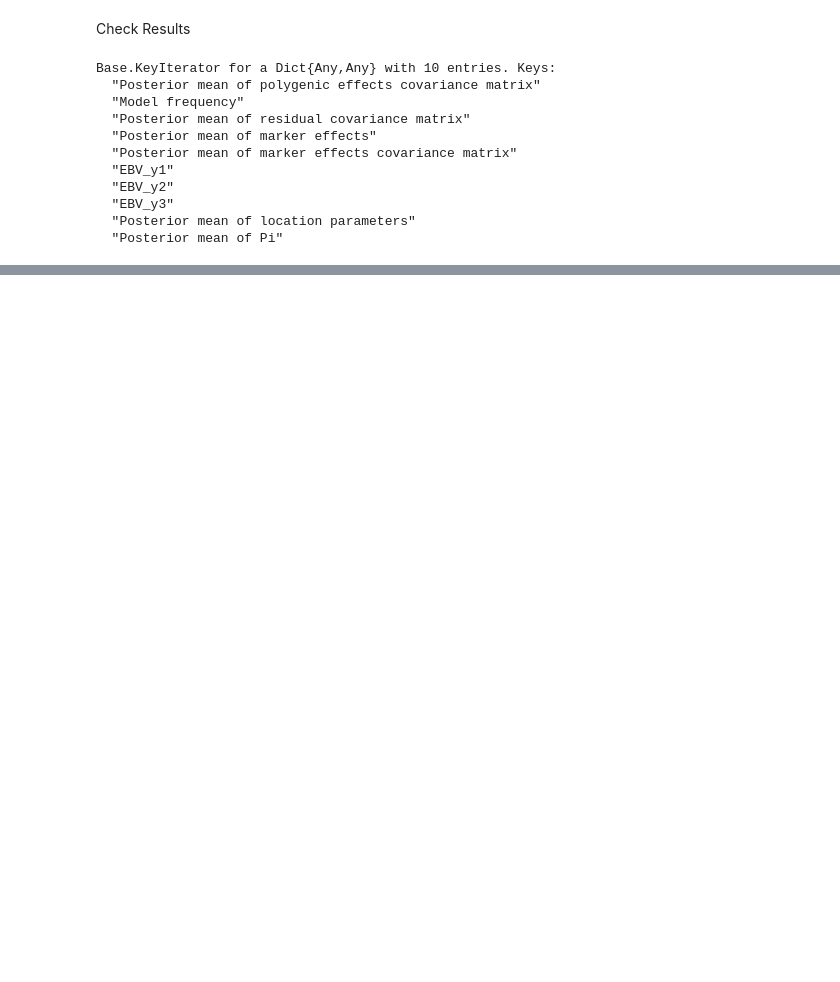
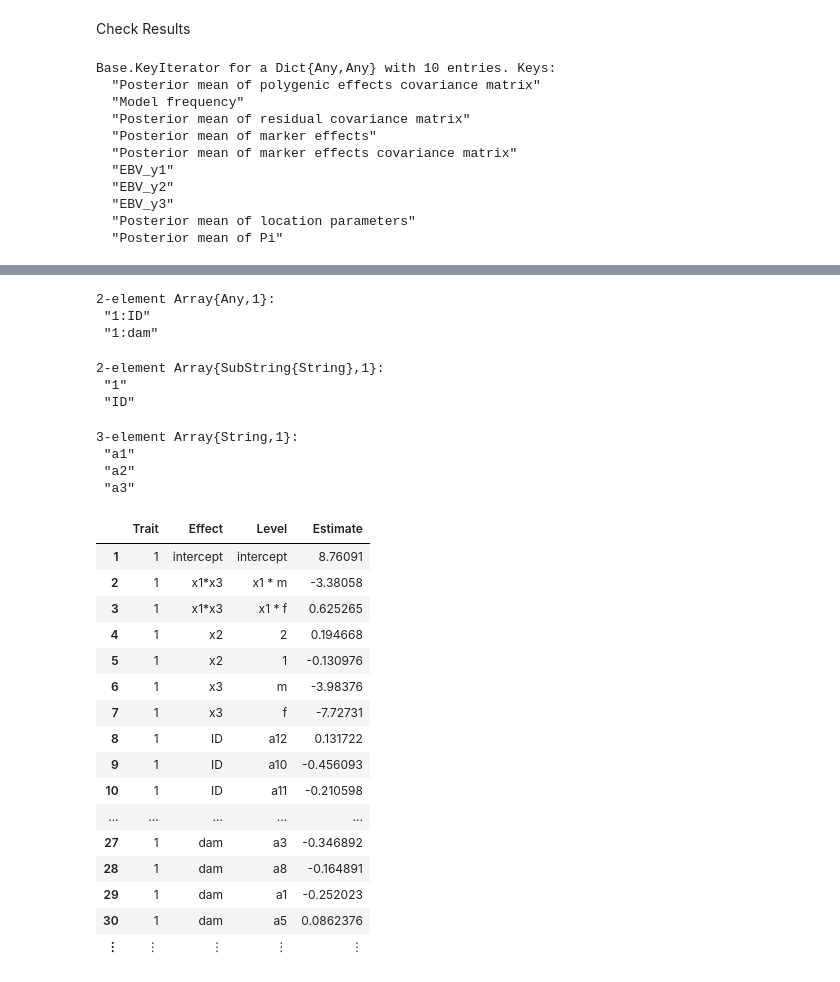
Before and after one commit to reworkhow/JWAS.jl, a Jupyter notebook: docs/notebooks_v0.3/4_SSBR.ipynb, the cells around one changed output, grey strips where cells are left out. Cells and saved outputs as stored; diff of their text form; code cells hidden in the pictures; blank space fills up the shorter version.

Commit message:
add other parts in EBV for testing (output) inds

```diff
--- a/docs/notebooks_v0.3/4_SSBR.ipynb
+++ b/docs/notebooks_v0.3/4_SSBR.ipynb
@@ -469,0 +301,39 @@ JWAS.transubstrarr(out)
+# %%
+model1.pedTrmVec
+# %% [output]
+2-element Array{Any,1}:
+ "1:ID"
+ "1:dam"
+# %%
+split(model2.pedTrmVec[1],':')
+# %% [output]
+2-element Array{SubString{String},1}:
+ "1"
+ "ID"
+# %%
+model1.output_ID
+# %% [output]
+3-element Array{String,1}:
+ "a1"
+ "a2"
+ "a3"
+# %%
+res
+# %% [output]
+|  | Trait | Effect | Level | Estimate |
+| 1 | 1 | intercept | intercept | 8.76091 |
+| 2 | 1 | x1*x3 | x1 * m | -3.38058 |
+| 3 | 1 | x1*x3 | x1 * f | 0.625265 |
+| 4 | 1 | x2 | 2 | 0.194668 |
+| 5 | 1 | x2 | 1 | -0.130976 |
+| 6 | 1 | x3 | m | -3.98376 |
+| 7 | 1 | x3 | f | -7.72731 |
+| 8 | 1 | ID | a12 | 0.131722 |
+| 9 | 1 | ID | a10 | -0.456093 |
+| 10 | 1 | ID | a11 | -0.210598 |
+| ... | ... | ... | ... | ... |
+| 27 | 1 | dam | a3 | -0.346892 |
+| 28 | 1 | dam | a8 | -0.164891 |
+| 29 | 1 | dam | a1 | -0.252023 |
+| 30 | 1 | dam | a5 | 0.0862376 |
+| ⋮ | ⋮ | ⋮ | ⋮ | ⋮ |
```
Also changed, not shown: parts of 31 cells of this notebook, 6 other files.
